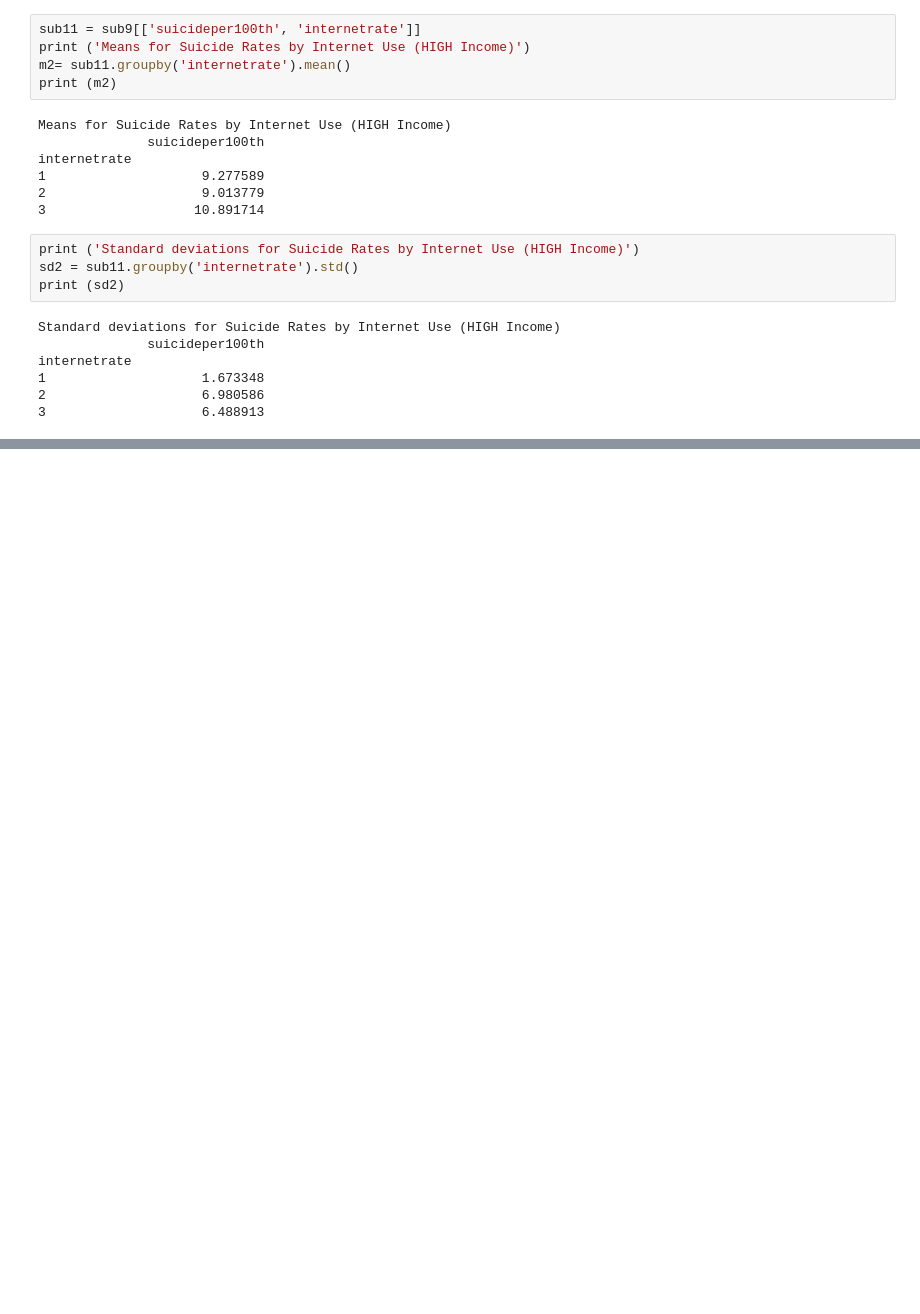
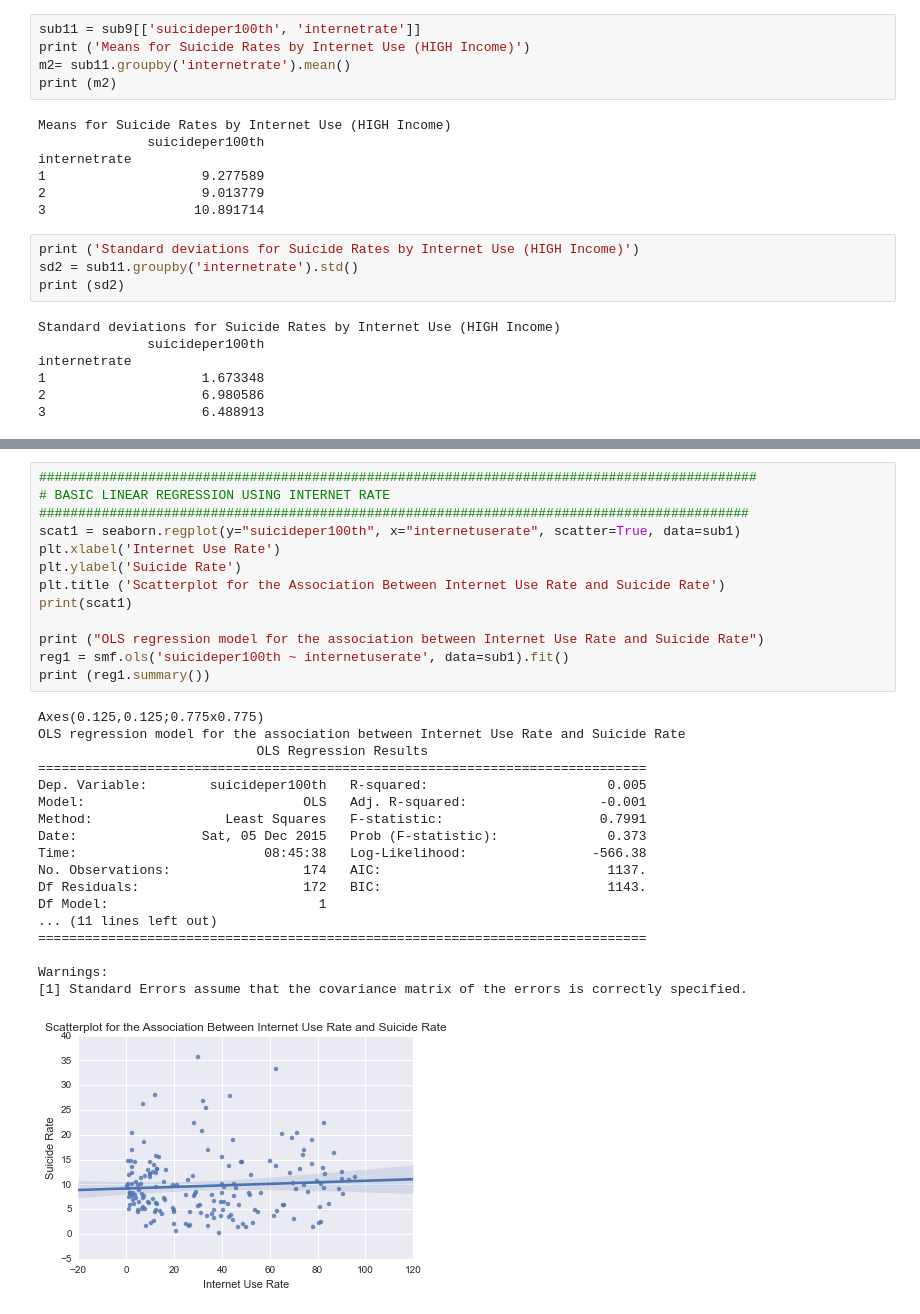
Before and after one commit to drbaguiar/iPythonNotebook, a Jupyter notebook: EdX/ClassProjectNotebook.ipynb, the cells around one changed output, grey strips where cells are left out. Cells and saved outputs as stored; diff of their text form; blank space fills up the shorter version.

```diff
--- a/EdX/ClassProjectNotebook.ipynb
+++ b/EdX/ClassProjectNotebook.ipynb
@@ -812,0 +837,32 @@ internetrate
+# %%
+############################################################################################
+# BASIC LINEAR REGRESSION USING INTERNET RATE
+###########################################################################################
+scat1 = seaborn.regplot(y="suicideper100th", x="internetuserate", scatter=True, data=sub1)
+plt.xlabel('Internet Use Rate')
+plt.ylabel('Suicide Rate')
+plt.title ('Scatterplot for the Association Between Internet Use Rate and Suicide Rate')
+print(scat1)
+
+print ("OLS regression model for the association between Internet Use Rate and Suicide Rate")
+reg1 = smf.ols('suicideper100th ~ internetuserate', data=sub1).fit()
+print (reg1.summary())
+# %% [output]
+Axes(0.125,0.125;0.775x0.775)
+OLS regression model for the association between Internet Use Rate and Suicide Rate
+                            OLS Regression Results
+==============================================================================
+Dep. Variable:        suicideper100th   R-squared:                       0.005
+Model:                            OLS   Adj. R-squared:                 -0.001
+Method:                 Least Squares   F-statistic:                    0.7991
+Date:                Sat, 05 Dec 2015   Prob (F-statistic):              0.373
+Time:                        08:45:38   Log-Likelihood:                -566.38
+No. Observations:                 174   AIC:                             1137.
+Df Residuals:                     172   BIC:                             1143.
+Df Model:                           1
+... (11 lines left out)
+==============================================================================
+
+Warnings:
+[1] Standard Errors assume that the covariance matrix of the errors is correctly specified.
+[figure, added]
```
Also changed, not shown: parts of 18 cells of this notebook, 2 other files.
